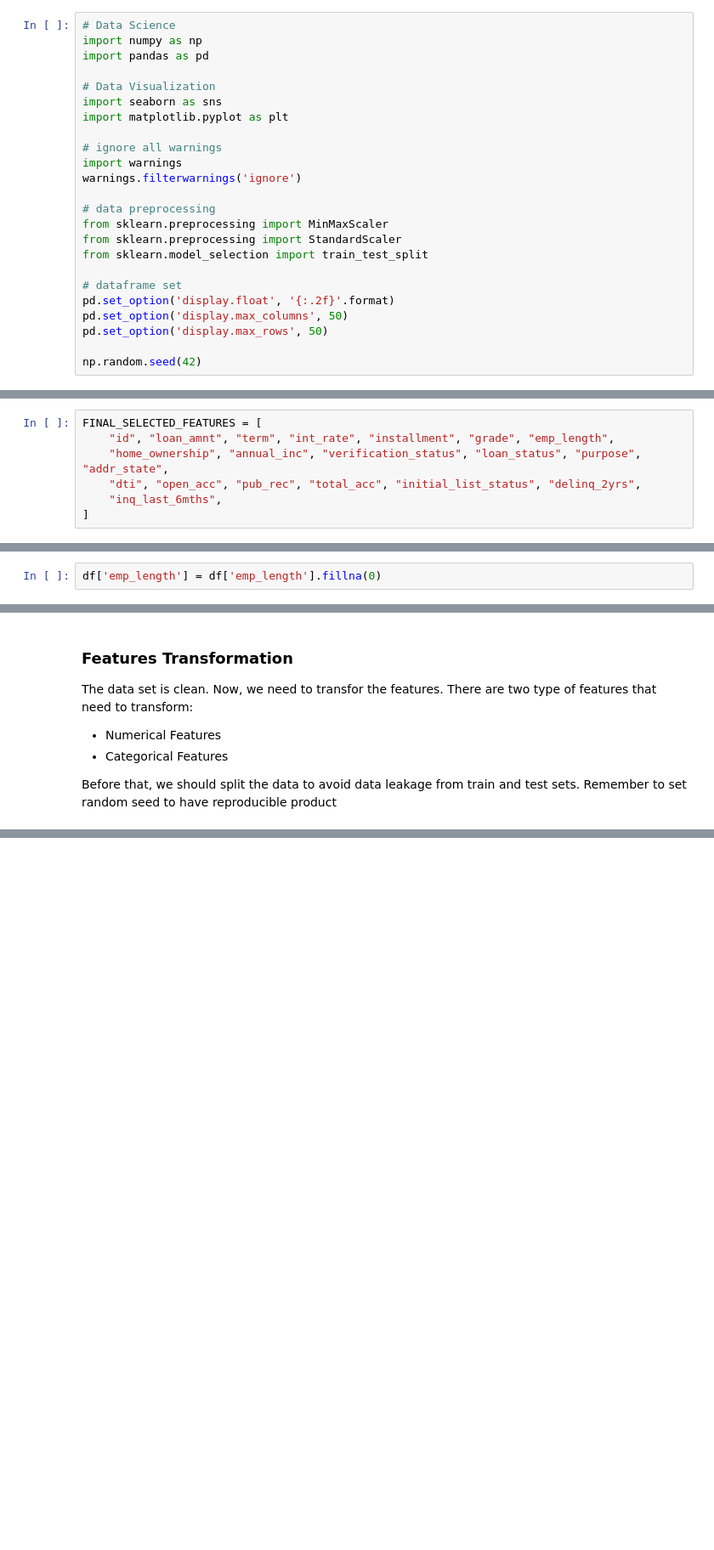
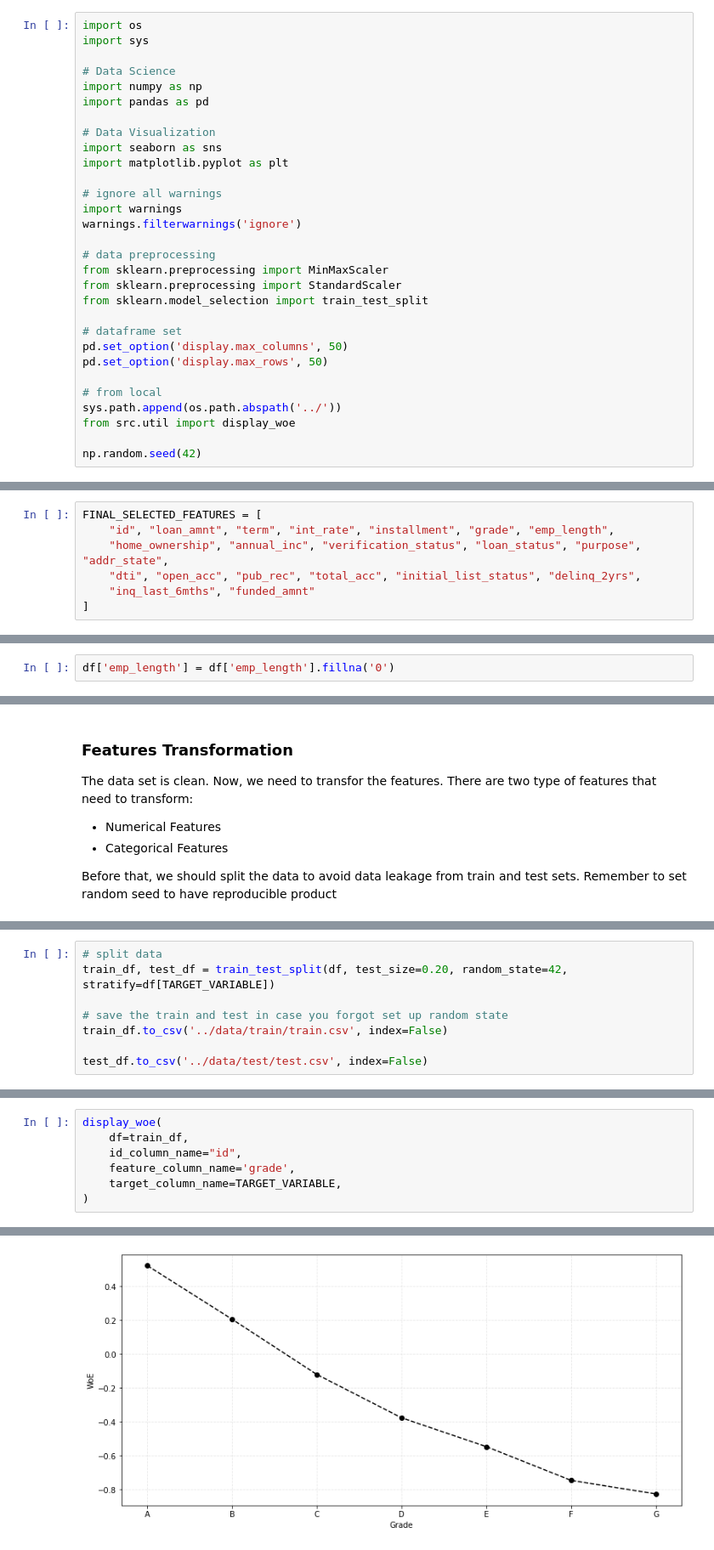
Before and after one commit to minhN2000/Risk_Management, a Jupyter notebook: credit risk/notebooks/general_PD_training.ipynb, the cells around one changed output, grey strips where cells are left out. Shown at 85% size. Drawn from its saved outputs; the diff is of its cells as text; blank space fills up the shorter version.

Commit message:
nb: update genral_pd_training

```diff
--- a/credit risk/notebooks/general_PD_training.ipynb
+++ b/credit risk/notebooks/general_PD_training.ipynb
@@ -2,6 +2,9 @@
 # PD - Probability of Default
 This notebook will train a model to predict a likelihood of a borrower defaults (fail to pay back a certain debt). Let's start with feature selection
 # %%
+import os
+import sys
+
 # Data Science
 import numpy as np
 import pandas as pd
@@ -20,10 +23,13 @@ from sklearn.preprocessing import StandardScaler
 from sklearn.model_selection import train_test_split
 
 # dataframe set
-pd.set_option('display.float', '{:.2f}'.format)
 pd.set_option('display.max_columns', 50)
 pd.set_option('display.max_rows', 50)
 
+# from local
+sys.path.append(os.path.abspath('../'))
+from src.util import display_woe
+
 np.random.seed(42)
 # %% [markdown]
 ## Feature selection
@@ -161,7 +172,7 @@ FINAL_SELECTED_FEATURES = [
     "id", "loan_amnt", "term", "int_rate", "installment", "grade", "emp_length",
     "home_ownership", "annual_inc", "verification_status", "loan_status", "purpose", "addr_state",
     "dti", "open_acc", "pub_rec", "total_acc", "initial_list_status", "delinq_2yrs",
-    "inq_last_6mths",
+    "inq_last_6mths", "funded_amnt"
 ]
 # %%
 df = df[FINAL_SELECTED_FEATURES]
@@ -218,7 +229,7 @@ df[df['emp_length'].isnull()==True].to_csv('../log/missing_emp_length.csv', inde
 # %% [markdown]
 Let's impute the emp_length with 0. We can go back and change them into othe quantitative values, but let's start with 0.
 # %%
-df['emp_length'] = df['emp_length'].fillna(0)
+df['emp_length'] = df['emp_length'].fillna('0')
 # %% [markdown]
 Lastly, drop all records that have null `dti` since the contribution of null value from `dti` feature does not impact the distribution of the data. I will evaluate the missing values of `dti` after training the first model
 # %%
@@ -253,0 +248,8 @@ df
+# %%
+# split data
+train_df, test_df = train_test_split(df, test_size=0.20, random_state=42, stratify=df[TARGET_VARIABLE])
+
+# save the train and test in case you forgot set up random state
+train_df.to_csv('../data/train/train.csv', index=False)
+
+test_df.to_csv('../data/test/test.csv', index=False)
@@ -253,0 +283,8 @@ df
+# %%
+display_woe(
+    df=train_df,
+    id_column_name="id",
+    feature_column_name='grade',
+    target_column_name=TARGET_VARIABLE,
+)
+# %% [output]
@@ -253,0 +301 @@ df
+[figure, added]
```
Also changed, not shown: parts of 68 cells of this notebook.
